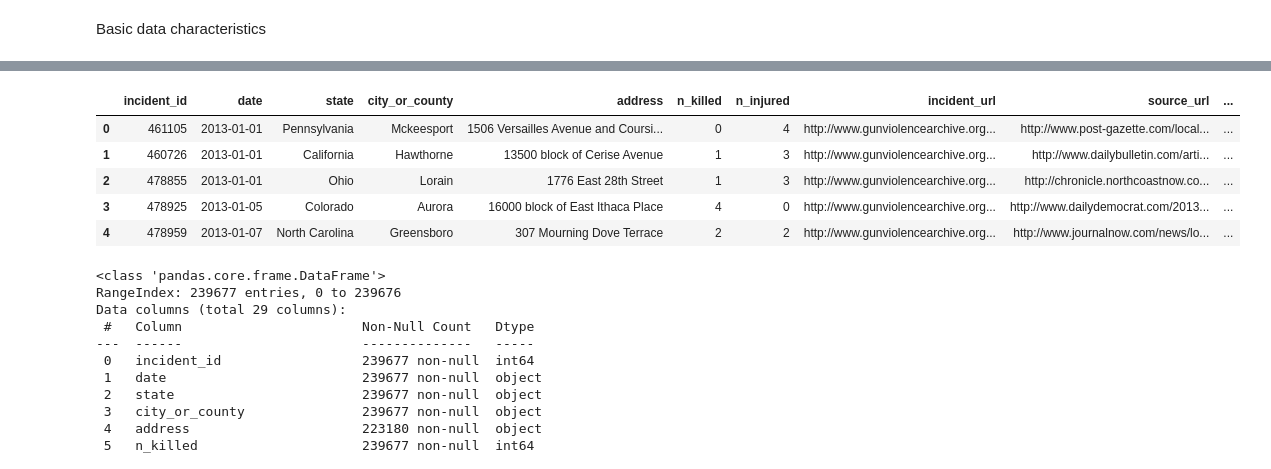
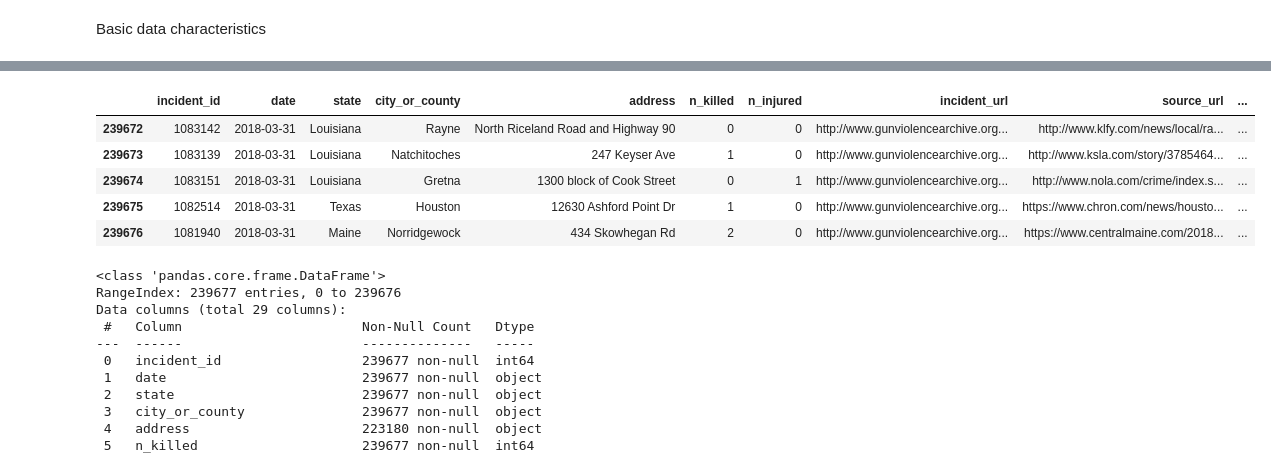
Before and after one commit to IwsonHD/GunViolenceDataExplorationProject, a Jupyter notebook: notebooks/01_data_EDA.ipynb, the cells around one changed output, grey strips where cells are left out. Saved outputs shown, nothing was run; the diff lists cells and outputs as text; code cells hidden in the pictures.

```diff
--- a/notebooks/01_data_EDA.ipynb
+++ b/notebooks/01_data_EDA.ipynb
@@ -25,12 +47,12 @@ Basic data characteristics
 # %%
-df.head()
+df.tail()
 # %% [output]
 |  | incident_id | date | state | city_or_county | address | n_killed | n_injured | incident_url | source_url | ... |
-| 0 | 461105 | 2013-01-01 | Pennsylvania | Mckeesport | 1506 Versailles Avenue and Coursi... | 0 | 4 | http://www.gunviolencearchive.org... | http://www.post-gazette.com/local... | ... |
-| 1 | 460726 | 2013-01-01 | California | Hawthorne | 13500 block of Cerise Avenue | 1 | 3 | http://www.gunviolencearchive.org... | http://www.dailybulletin.com/arti... | ... |
-| 2 | 478855 | 2013-01-01 | Ohio | Lorain | 1776 East 28th Street | 1 | 3 | http://www.gunviolencearchive.org... | http://chronicle.northcoastnow.co... | ... |
-| 3 | 478925 | 2013-01-05 | Colorado | Aurora | 16000 block of East Ithaca Place | 4 | 0 | http://www.gunviolencearchive.org... | http://www.dailydemocrat.com/2013... | ... |
-| 4 | 478959 | 2013-01-07 | North Carolina | Greensboro | 307 Mourning Dove Terrace | 2 | 2 | http://www.gunviolencearchive.org... | http://www.journalnow.com/news/lo... | ... |
+| 239672 | 1083142 | 2018-03-31 | Louisiana | Rayne | North Riceland Road and Highway 90 | 0 | 0 | http://www.gunviolencearchive.org... | http://www.klfy.com/news/local/ra... | ... |
+| 239673 | 1083139 | 2018-03-31 | Louisiana | Natchitoches | 247 Keyser Ave | 1 | 0 | http://www.gunviolencearchive.org... | http://www.ksla.com/story/3785464... | ... |
+| 239674 | 1083151 | 2018-03-31 | Louisiana | Gretna | 1300 block of Cook Street | 0 | 1 | http://www.gunviolencearchive.org... | http://www.nola.com/crime/index.s... | ... |
+| 239675 | 1082514 | 2018-03-31 | Texas | Houston | 12630 Ashford Point Dr | 1 | 0 | http://www.gunviolencearchive.org... | https://www.chron.com/news/housto... | ... |
+| 239676 | 1081940 | 2018-03-31 | Maine | Norridgewock | 434 Skowhegan Rd | 2 | 0 | http://www.gunviolencearchive.org... | https://www.centralmaine.com/2018... | ... |
 # %%
 df.info()
 # %% [output]
```
Also changed, not shown: parts of 12 cells of this notebook, 1 other file.
